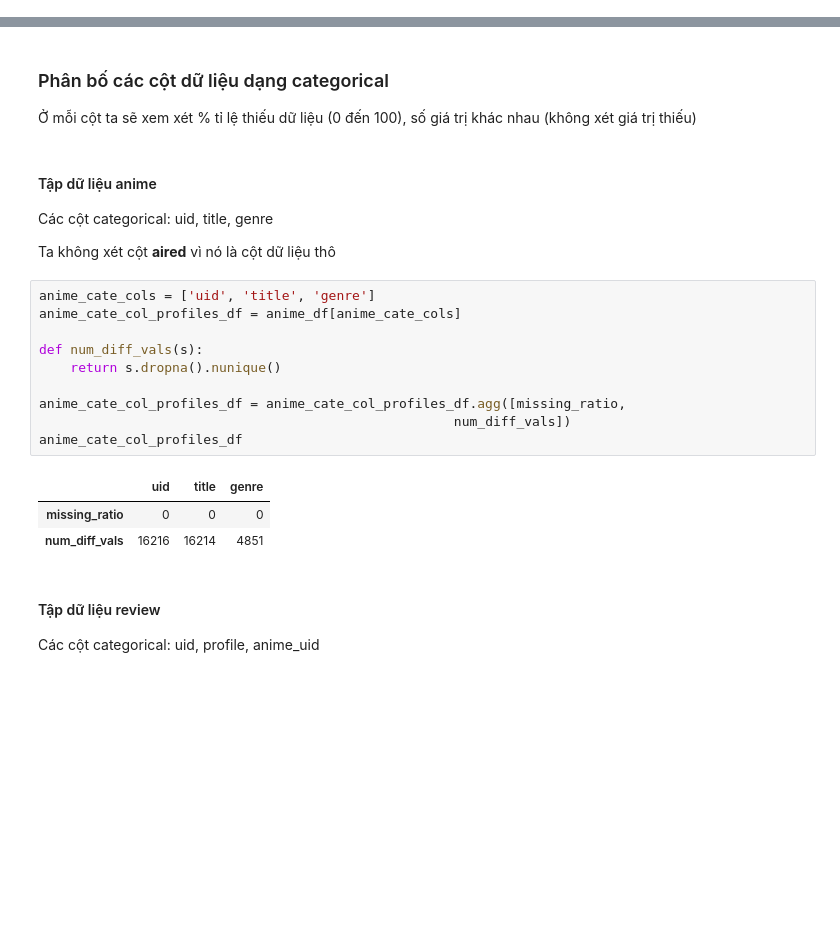
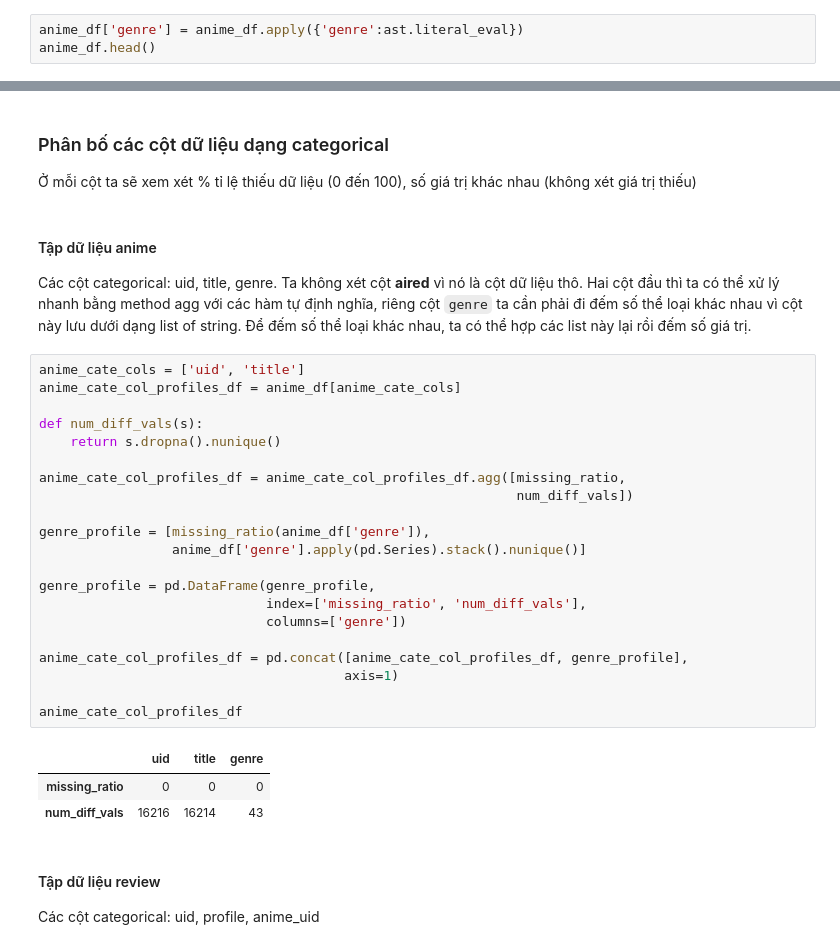
Before and after one commit to phineasla-hcmus/3.1-DS-Final, a Jupyter notebook: P4DS_FinalProject.ipynb, the cells around one changed output, grey strips where cells are left out. Cells and saved outputs as stored; diff of their text form; blank space fills up the shorter version.

Commit message:
Preprocess and Explore 'genre' column

```diff
--- a/P4DS_FinalProject.ipynb
+++ b/P4DS_FinalProject.ipynb
@@ -440,0 +325,3 @@ anime_df
+# %%
+anime_df['genre'] = anime_df.apply({'genre':ast.literal_eval})
+anime_df.head()
@@ -499,23 +512,32 @@ Name: score, dtype: float64
 # %% [markdown]
 #### Tập dữ liệu anime
 
-Các cột categorical: uid, title, genre
-
-Ta không xét cột **aired** vì nó là cột dữ liệu thô
+Các cột categorical: uid, title, genre. Ta không xét cột **aired** vì nó là cột dữ liệu thô. Hai cột đầu thì ta có thể xử lý nhanh bằng method agg với các hàm tự định nghĩa, riêng cột `genre` ta cần phải đi đếm số thể loại khác nhau vì cột này lưu dưới dạng list of string. Để đếm số thể loại khác nhau, ta có thể hợp các list này lại rồi đếm số giá trị.
 # %%
-anime_cate_cols = ['uid', 'title', 'genre']
+anime_cate_cols = ['uid', 'title']
 anime_cate_col_profiles_df = anime_df[anime_cate_cols]
 
 def num_diff_vals(s):
     return s.dropna().nunique()
 
 anime_cate_col_profiles_df = anime_cate_col_profiles_df.agg([missing_ratio,
-                                                     num_diff_vals])
+                                                             num_diff_vals])
+
+genre_profile = [missing_ratio(anime_df['genre']),
+                 anime_df['genre'].apply(pd.Series).stack().nunique()]
+
+genre_profile = pd.DataFrame(genre_profile,
+                             index=['missing_ratio', 'num_diff_vals'],
+                             columns=['genre'])
+
+anime_cate_col_profiles_df = pd.concat([anime_cate_col_profiles_df, genre_profile],
+                                       axis=1)
+
 anime_cate_col_profiles_df
 # %% [output]
 |  | uid | title | genre |
 | missing_ratio | 0 | 0 | 0 |
-| num_diff_vals | 16216 | 16214 | 4851 |
+| num_diff_vals | 16216 | 16214 | 43 |
 # %% [markdown]
 #### Tập dữ liệu review
 
```
Also changed, not shown: parts of 34 cells of this notebook.
